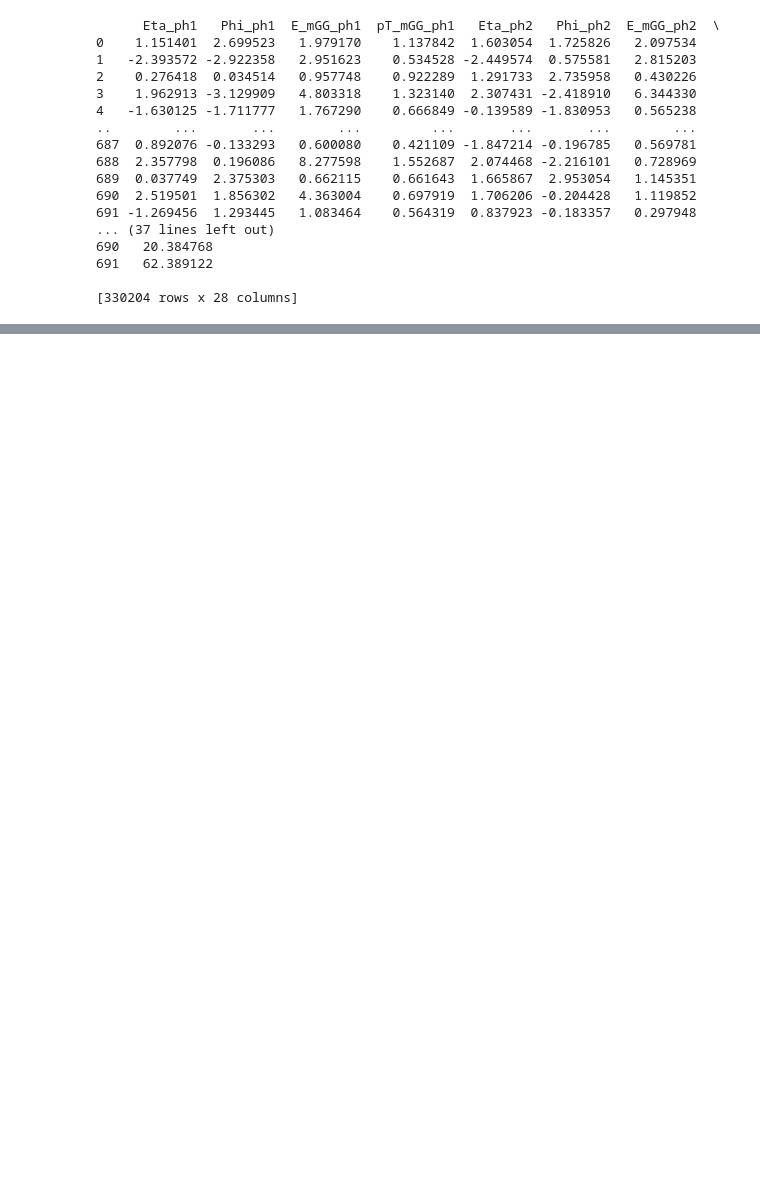
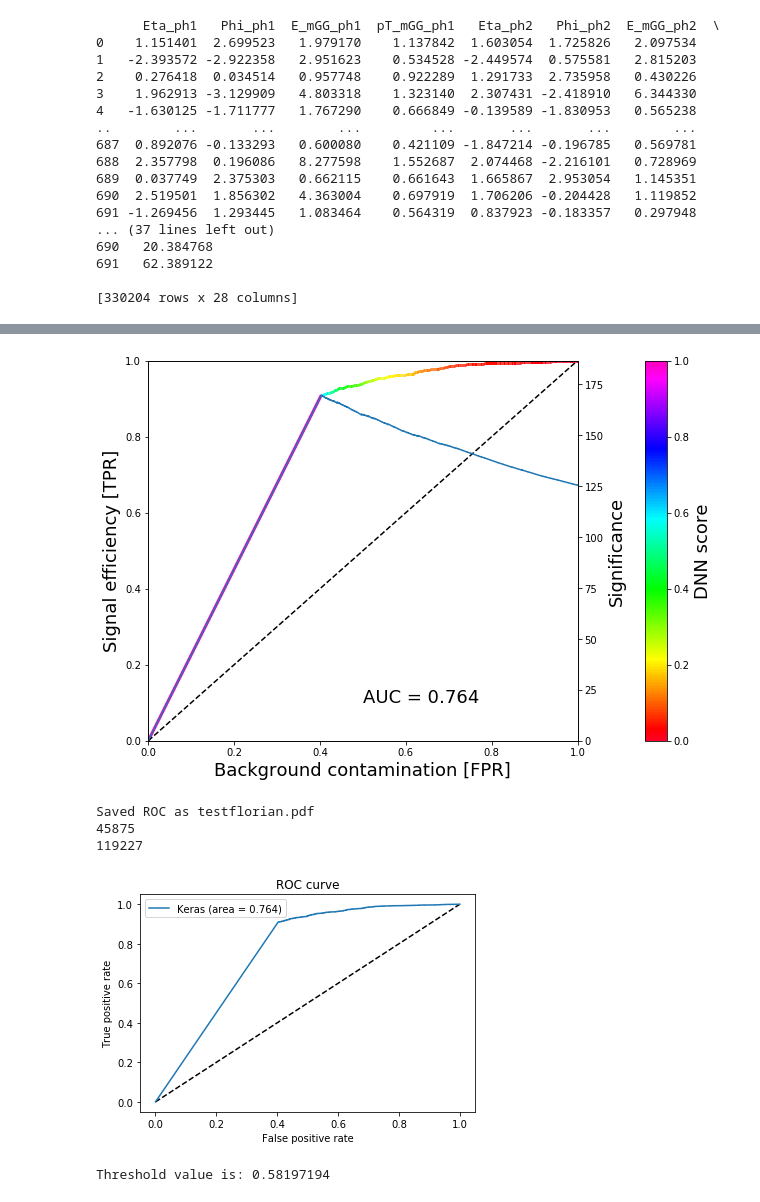
Before and after one commit to suatdonertas/DNN_HHWWGG, a Jupyter notebook: DNN.ipynb, the cells around one changed output, grey strips where cells are left out. Drawn from its saved outputs; the diff is of its cells as text; code cells hidden in the pictures; blank space fills up the shorter version.

```diff
--- a/DNN.ipynb
+++ b/DNN.ipynb
@@ -277,5 +387,5 @@ print(df)
 # %%
-X_train, X_test, y_train, y_test,w_train, w_test = train_test_split(df[input_vars], df.label, df.weight,
+X_train, X_test, y_train, y_test,w_train, w_test = train_test_split(df[input_vars], df.label, df.trainingweights,
                                                     test_size=0.50, random_state=42)
 #X_train, X_test, y_train, y_test = train_test_split(df[input_vars], df.label, test_size=0.50, random_state=42)
 # %%
@@ -302,8 +448,8 @@ outputs = layers.Dense(1, activation=parameters['output_activation'], name="pred
 model = keras.Model(inputs=inputs, outputs=outputs)
 # %%
 model.compile(
-    optimizer=keras.optimizers.RMSprop(),
-    #optimizer=keras.optimizers.Adam(lr=parameters['lr']),  # Optimizer
+    #optimizer=keras.optimizers.RMSprop(),
+    optimizer=keras.optimizers.Adam(lr=parameters['lr']),  # Optimizer
     # Loss function to minimize
     loss=keras.losses.BinaryCrossentropy(),
     # List of metrics to monitor
@@ -369,31 +573,43 @@ PlotHistory(loss_history,params=parameters)
 # %%
 prediction = model.predict(X_test)
 from sklearn.metrics import roc_curve
+import numpy as np
 fpr_keras, tpr_keras, thresholds_keras = roc_curve(y_test, prediction,sample_weight=w_test)
 #fpr_keras, tpr_keras, thresholds_keras = roc_curve(y_test, prediction)
+
+#with open('fpr.npy', 'wb') as f:
+ #   np.save(f, np.array(fpr_keras))
+
+from roc import rocAndSig
+rocAndSig(y_test,prediction,w_test,'testflorian.pdf')
+
 
 from sklearn.metrics import auc
 auc_keras = auc(fpr_keras, tpr_keras)
 
 from IPython import embed
 import matplotlib.pyplot as plt
 
 fig = plt.figure()
 plt.plot([0, 1], [0, 1], 'k--')
 plt.plot(fpr_keras, tpr_keras, label='Keras (area = {:.3f})'.format(auc_keras))
 #plt.plot(fpr_rf, tpr_rf, label='XGBoost (area = {:.3f})'.format(auc_rf))
 plt.xlabel('False positive rate')
 plt.ylabel('True positive rate')
 plt.title('ROC curve')
 plt.legend(loc='best')
 fig.savefig("ROC_curve.pdf")
 plt.show()
-print(tpr_keras)
-print(fpr_keras)
-print(thresholds_keras)
 optimal_idx = np.argmax(tpr_keras - fpr_keras)
 optimal_threshold = thresholds_keras[optimal_idx]
 print("Threshold value is:", optimal_threshold)
+# %% [output]
+[figure, added]
+Saved ROC as testflorian.pdf
+45875
+119227
+[figure, added]
+Threshold value is: 0.58197194
 # %%
 import matplotlib.pyplot as plt
 fig = plt.figure()
```
Also changed, not shown: parts of 18 cells of this notebook.
